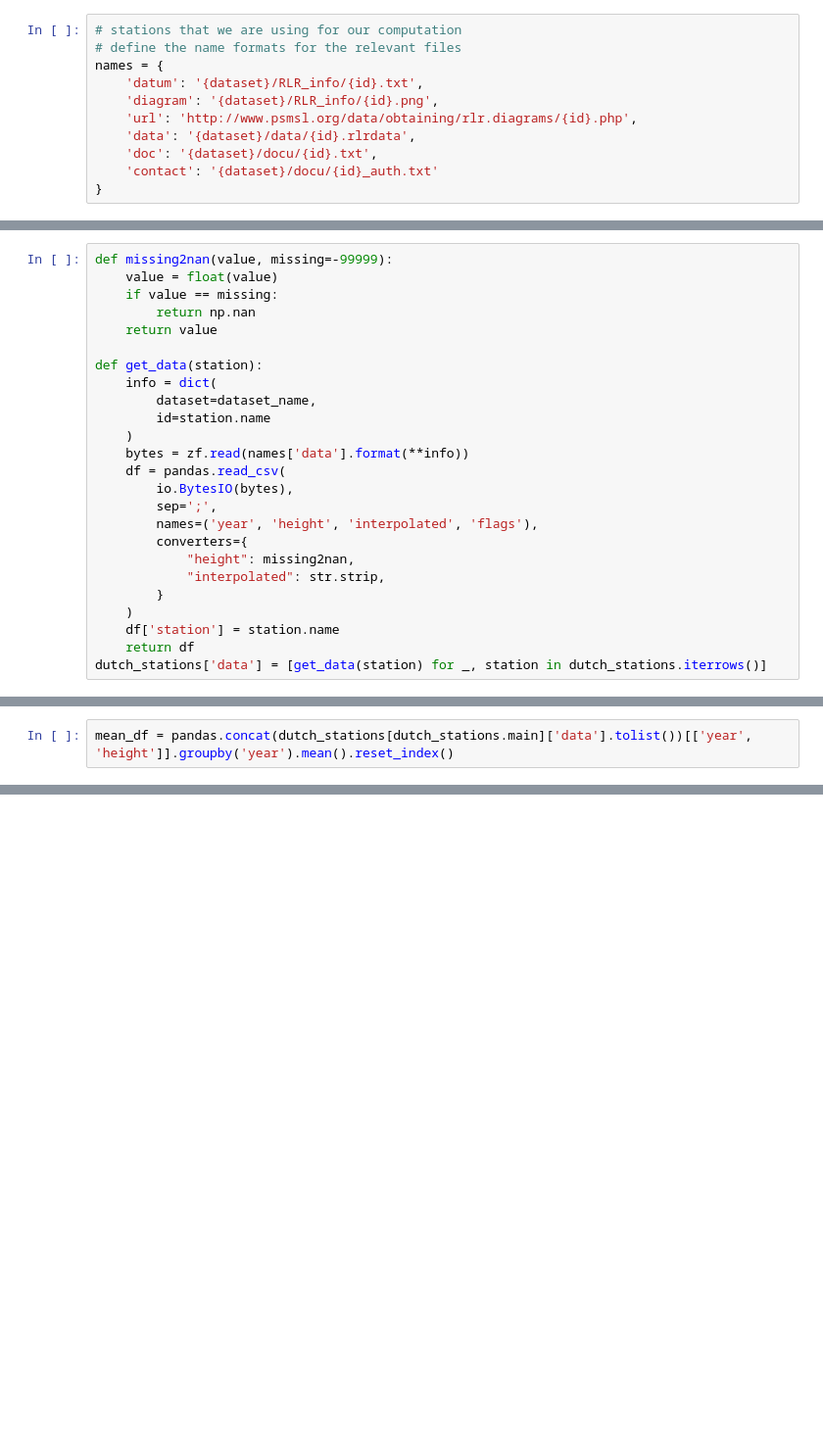
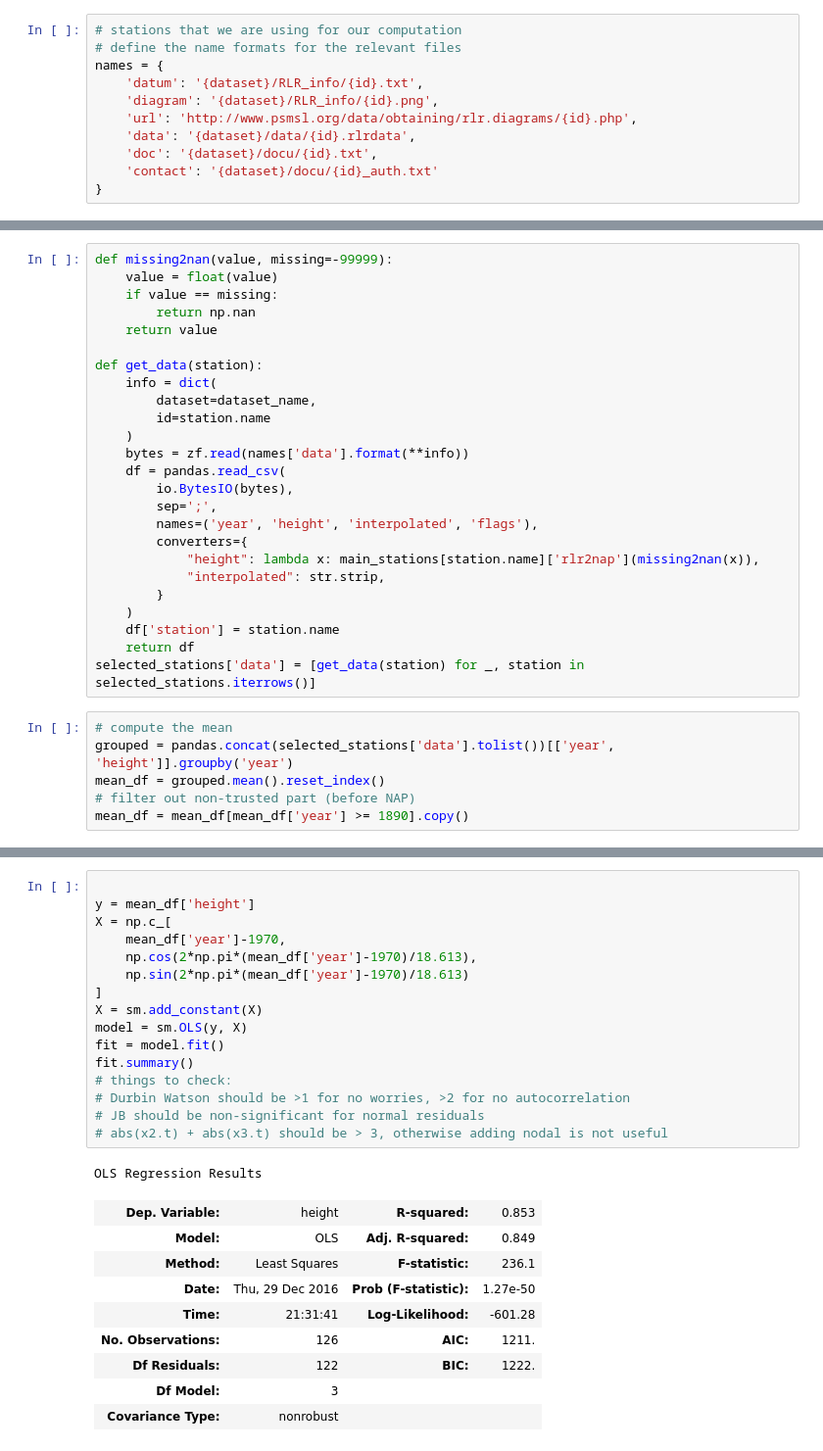
Before and after one commit to openearth/notebooks, a Jupyter notebook: sealevelmonitor.ipynb, the cells around one changed output, grey strips where cells are left out. Shown: that part at 98% size. Saved outputs shown, nothing was run; the diff lists cells and outputs as text; blank space fills up the shorter version.

```diff
--- a/sealevelmonitor.ipynb
+++ b/sealevelmonitor.ipynb
@@ -135,11 +160,17 @@ def get_data(station):
         sep=';',
         names=('year', 'height', 'interpolated', 'flags'),
         converters={
-            "height": missing2nan,
+            "height": lambda x: main_stations[station.name]['rlr2nap'](missing2nan(x)),
             "interpolated": str.strip,
         }
     )
     df['station'] = station.name
     return df
-dutch_stations['data'] = [get_data(station) for _, station in dutch_stations.iterrows()]
+selected_stations['data'] = [get_data(station) for _, station in selected_stations.iterrows()]
+# %%
+# compute the mean
+grouped = pandas.concat(selected_stations['data'].tolist())[['year', 'height']].groupby('year')
+mean_df = grouped.mean().reset_index()
+# filter out non-trusted part (before NAP)
+mean_df = mean_df[mean_df['year'] >= 1890].copy()
 # %%
@@ -153,5 +187,3 @@ fig.legend.location = "top_left"
 bokeh.io.show(fig)
 # %% [output]
 [interactive output not drawn]
-# %%
-mean_df = pandas.concat(dutch_stations[dutch_stations.main]['data'].tolist())[['year', 'height']].groupby('year').mean().reset_index()
@@ -162,0 +190,27 @@ bokeh.io.show(fig)
+# %%
+
+y = mean_df['height']
+X = np.c_[
+    mean_df['year']-1970,
+    np.cos(2*np.pi*(mean_df['year']-1970)/18.613),
+    np.sin(2*np.pi*(mean_df['year']-1970)/18.613)
+]
+X = sm.add_constant(X)
+model = sm.OLS(y, X)
+fit = model.fit()
+fit.summary()
+# things to check:
+# Durbin Watson should be >1 for no worries, >2 for no autocorrelation
+# JB should be non-significant for normal residuals
+# abs(x2.t) + abs(x3.t) should be > 3, otherwise adding nodal is not useful
+# %% [output]
+OLS Regression Results
+| Dep. Variable: | height | R-squared: | 0.853 |
+| Model: | OLS | Adj. R-squared: | 0.849 |
+| Method: | Least Squares | F-statistic: | 236.1 |
+| Date: | Thu, 29 Dec 2016 | Prob (F-statistic): | 1.27e-50 |
+| Time: | 21:31:41 | Log-Likelihood: | -601.28 |
+| No. Observations: | 126 | AIC: | 1211. |
+| Df Residuals: | 122 | BIC: | 1222. |
+| Df Model: | 3 |  |  |
+| Covariance Type: | nonrobust |  |  |
```
Also changed, not shown: parts of 9 cells of this notebook.
